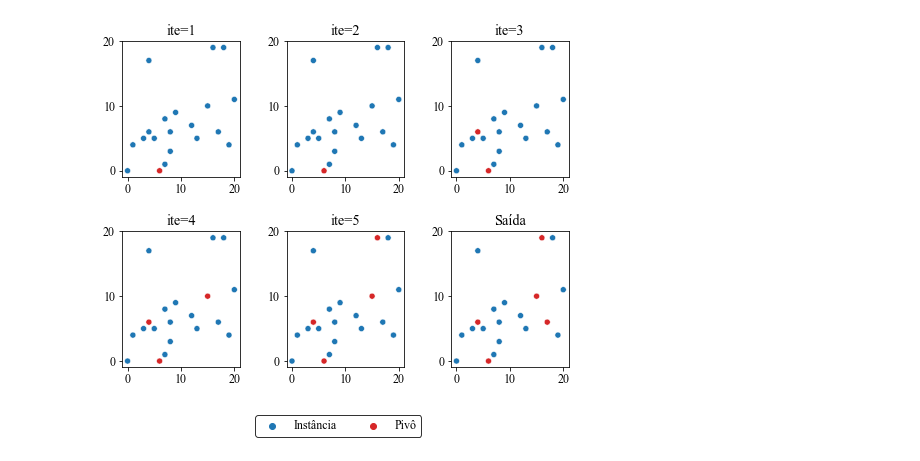
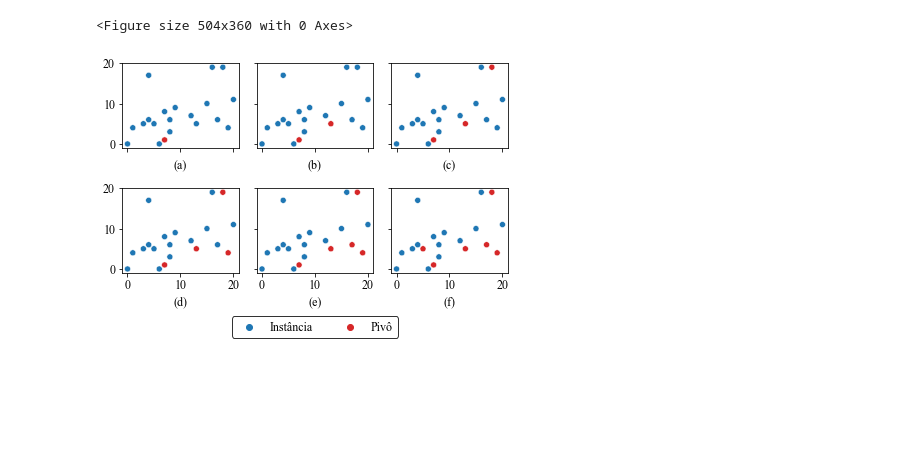
Before and after one commit to JoaoVitorLeite/gervLibProject, a Jupyter notebook: gervLib_Project/gervLib/python/plot_pivots.ipynb, the cells around one changed output. Drawn from its saved outputs; the diff is of its cells as text; code cells hidden in the pictures; blank space fills up the shorter version.

Commit message:
Pivots

```diff
--- a/gervLib_Project/gervLib/python/plot_pivots.ipynb
+++ b/gervLib_Project/gervLib/python/plot_pivots.ipynb
@@ -11,6 +11,7 @@ from os.path import isfile, join
 %matplotlib inline
 plt.rcParams["font.family"] = "Times New Roman"
 plt.rcParams["font.size"] = 12
+plt.rcParams["axes.titlesize"] = 12
 # %%
 # path = "../datasets/Dataset1.csv"
 # %%
@@ -78,4 +120,13 @@ def plot_pivots(path, pivots, sep_ = ' ', header_ = None):
 # %%
-plot_pivots("../datasets/Dataset1.csv", [2,2,19,5,6,4], ' ', None)
+# plot_pivots(path="../datasets/Dataset1.csv", pivots=[[2],[2,3],[2,3,19],[2,3,19,5],[2,3,19,5,6],[2,3,19,5,6,4]], aux=[0,7], titles=titles, sep=' ', header=None)
-# %% [output]
-[figure, removed]
+# %%
+#RANDOM
+#SEED = 3931
+filePath = "../datasets/Dataset1.csv"
+pvts = [8,0,13,1,4,17]
+aux = []
+titles = ["", "", "", "", "", ""]
+plot_pivots(path=filePath, pivotsIndex=pvts, aux=aux, titles=titles, outputName="random.svg", dpi=300)
+# %% [output]
+<Figure size 504x360 with 0 Axes>
+[figure, added]
```
Also changed, not shown: parts of 13 cells of this notebook, 24 other files.
